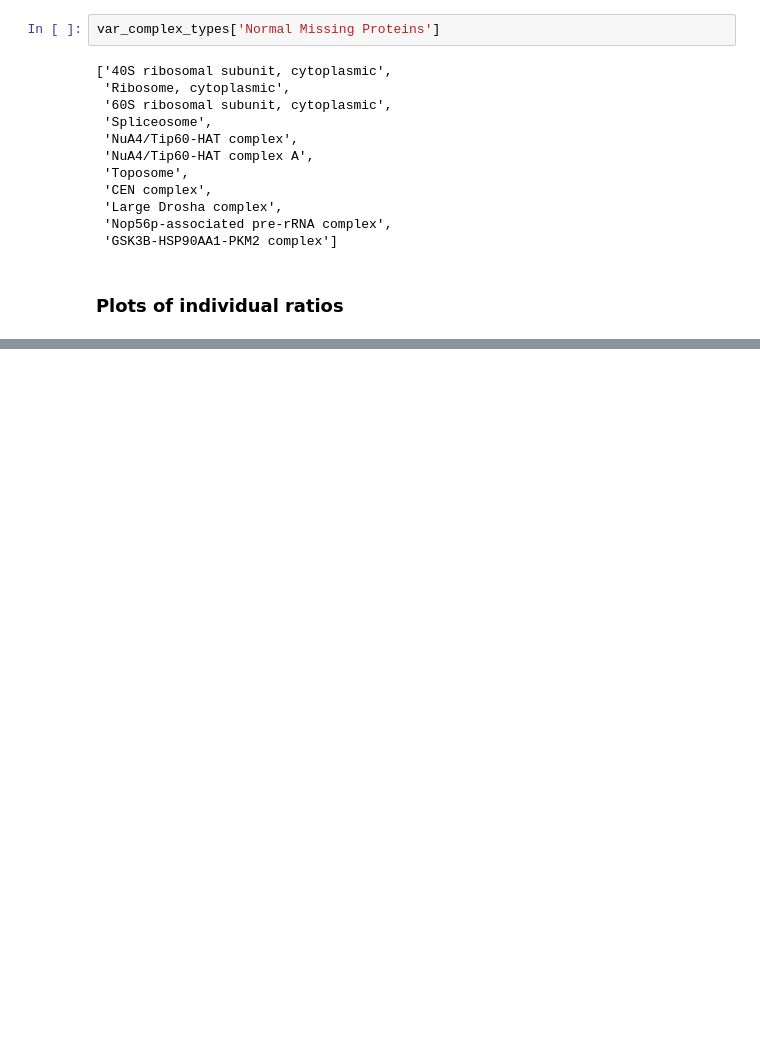
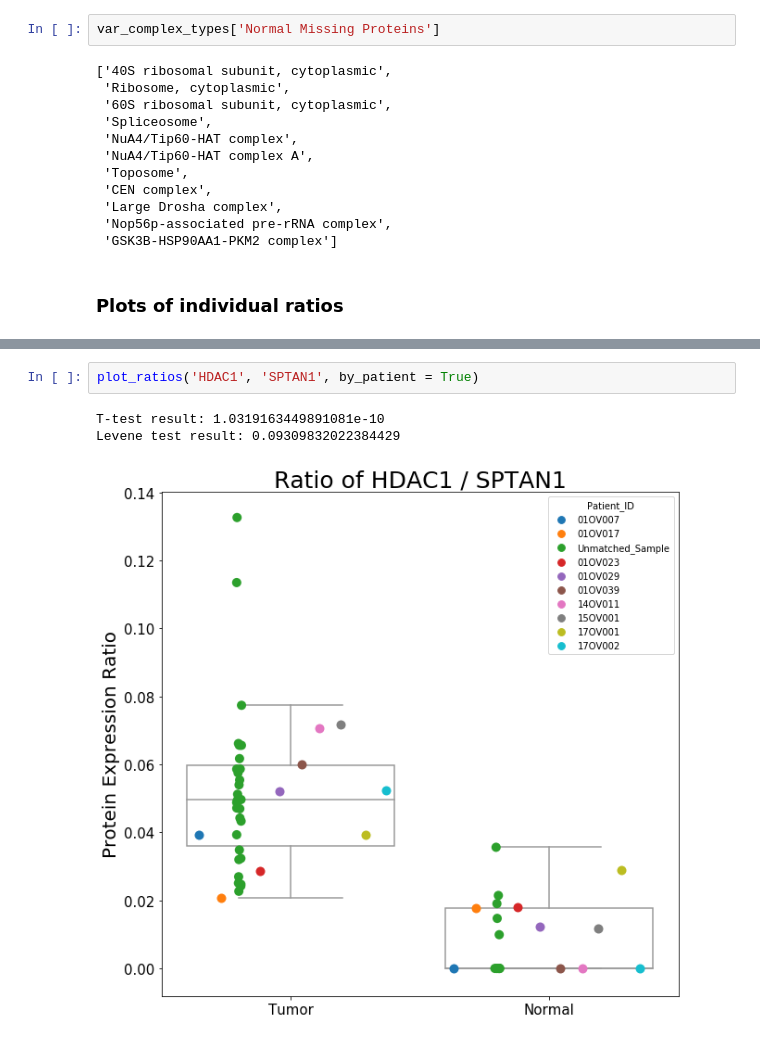
Before and after one commit to PayneLab/OvarianProspective, a Jupyter notebook: Protein_Complexes/Ratio_Analysis.ipynb, the cells around one changed output, grey strips where cells are left out. Cells and saved outputs as stored; diff of their text form; blank space fills up the shorter version.

```diff
--- a/Protein_Complexes/Ratio_Analysis.ipynb
+++ b/Protein_Complexes/Ratio_Analysis.ipynb
@@ -104,0 +268,6 @@ Levene test result: 0.632071112396017
+# %%
+plot_ratios('HDAC1', 'SPTAN1', by_patient = True)
+# %% [output]
+T-test result: 1.0319163449891081e-10
+Levene test result: 0.09309832022384429
+[figure, added]
```
Also changed, not shown: parts of 10 cells of this notebook, 4 other files.
